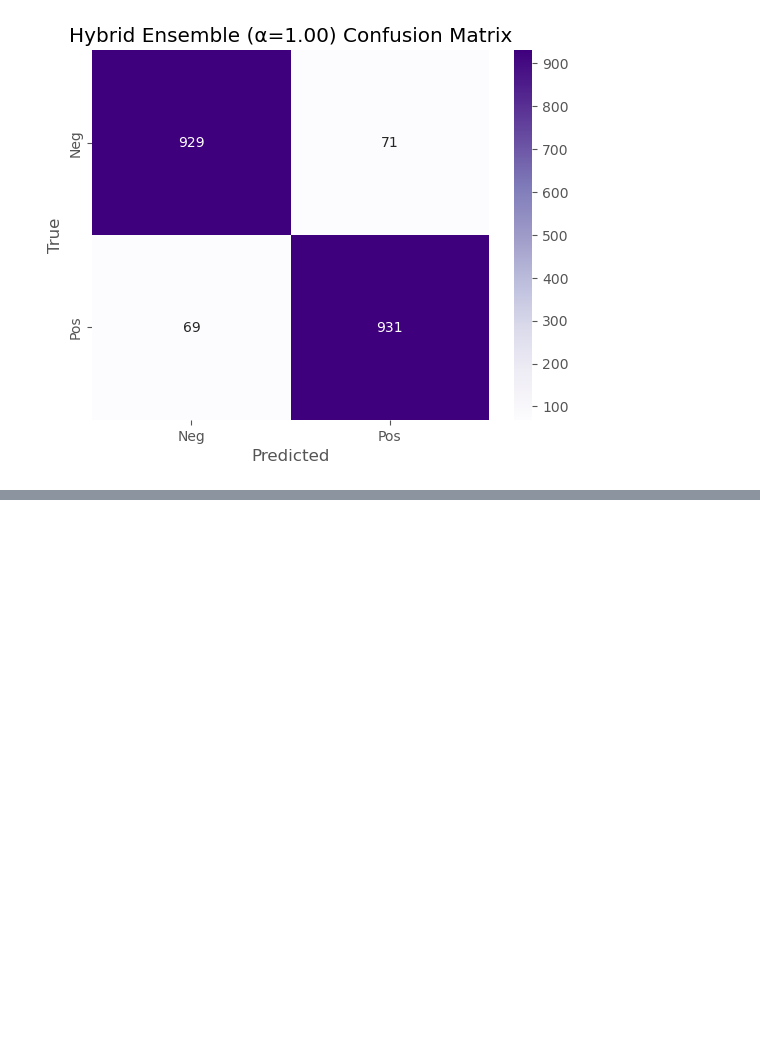
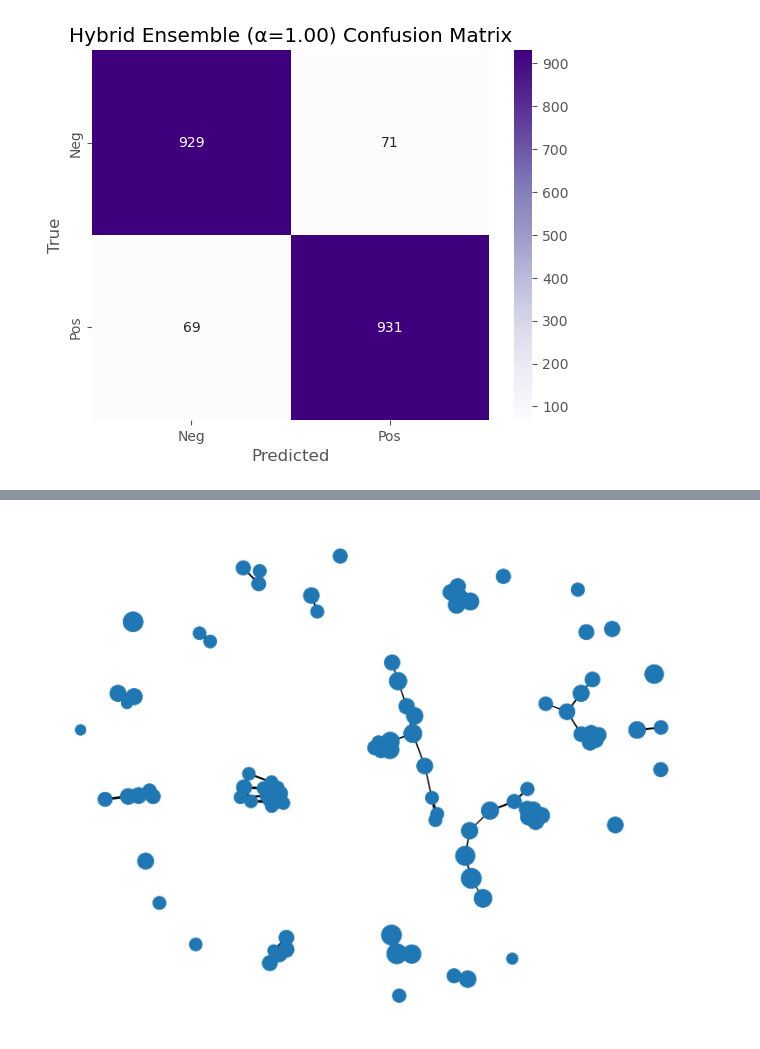
Before and after one commit to Matthewaxe123/955-dissertation, a Jupyter notebook: NLP.ipynb, the cells around one changed output, grey strips where cells are left out. Cells and saved outputs as stored; diff of their text form; code cells hidden in the pictures; blank space fills up the shorter version.

```diff
--- a/NLP.ipynb
+++ b/NLP.ipynb
@@ -1837,0 +2337,9 @@ HybridEnsemble | Acc=0.9300 Prec=0.9291 Rec=0.9310 F1=0.9301
+# %%
+# check all of sentences of doc 0
+neg_nodes.loc[neg_nodes["doc_id"] == 0, ["doc_id", "sent_id", "sentence"]]
+
+# show the list as d{doc+1}s{sent+1}
+neg_nodes = neg_nodes.assign(
+    ID=lambda x: "d" + (x["doc_id"]+1).astype(str) + "s" + (x["sent_id"]+1).astype(str)
+)
+neg_nodes.head(3)[["ID","sentence"]]
@@ -1837,0 +2415,41 @@ HybridEnsemble | Acc=0.9300 Prec=0.9291 Rec=0.9310 F1=0.9301
+# %%
+def node_strengths(G: nx.Graph) -> pd.Series:
+    """Weighted degree (strength) for each node."""
+    s = {}
+    for u in G.nodes():
+        s[u] = sum(data.get("weight", 0.0) for _, _, data in G.edges(u, data=True))
+    return pd.Series(s)
+
+def draw_weighted_subgraph(G: nx.Graph, p_scores: dict | None = None, topN: int = 100):
+    # pick topN by strength
+    strength = node_strengths(G).sort_values(ascending=False)
+    keep = set(strength.head(topN).index.tolist())
+    H = G.subgraph(keep).copy()
+
+    # layout
+    pos = nx.spring_layout(H, seed=42, k=None)
+
+    # node sizes: LexRank score (if provided) else strength
+    if p_scores is not None:
+        sizes = np.array([p_scores.get(u, 0.0) for u in H.nodes()])
+    else:
+        sizes = np.array([strength.get(u, 0.0) for u in H.nodes()])
+    sizes = 200 * (sizes - sizes.min() + 1e-12) / (sizes.max() - sizes.min() + 1e-12) + 80
+
+    # edge widths: proportional to weight
+    widths = [3.0 * d.get("weight", 0.0) for _, _, d in H.edges(data=True)]
+
+    plt.figure(figsize=(8, 6))
+    nx.draw_networkx_nodes(H, pos, node_size=sizes)
+    nx.draw_networkx_edges(H, pos, width=widths)
+    # label (doc_id, sent_id)
+    # labels = {(u): f"{G.nodes[u]['doc_id']}-{G.nodes[u]['sent_id']}" for u in H.nodes()}
+    # nx.draw_networkx_labels(H, pos, labels=labels, font_size=7)
+    plt.axis('off'); plt.tight_layout(); plt.show()
+
+# Score p_con（neg_outputs["p_con"]）
+p_con_neg = {int(neg_nodes.iloc[i]["node_id"]): float(neg_outputs["p_con"][i])
+             for i in range(len(neg_nodes))}
+draw_weighted_subgraph(G_neg_knn, p_scores=p_con_neg, topN=100)
+# %% [output]
+[figure, added]
```
Also changed, not shown: parts of 35 cells of this notebook.
